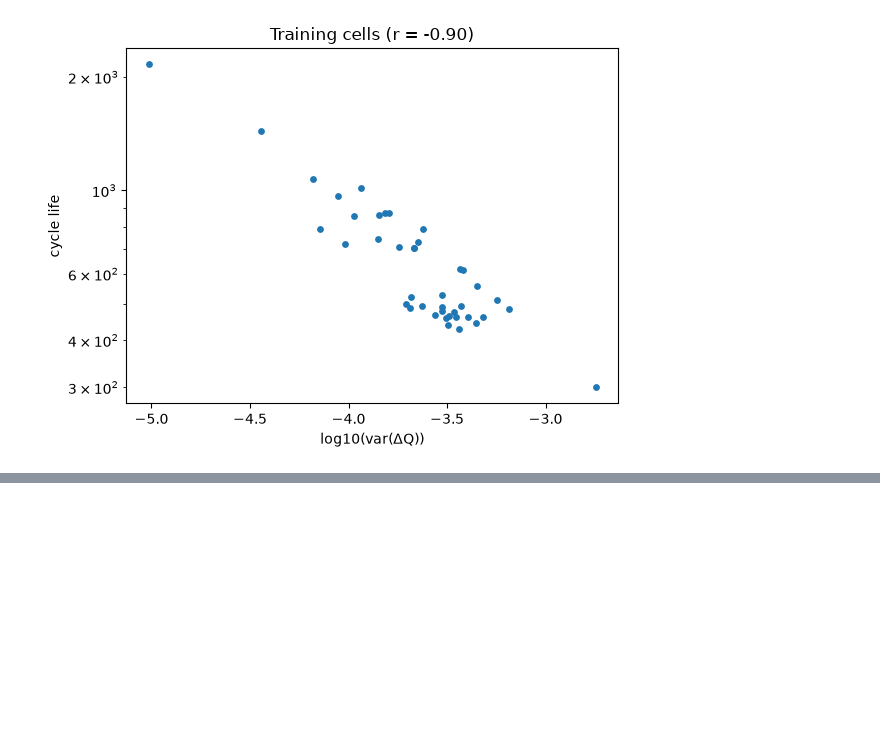
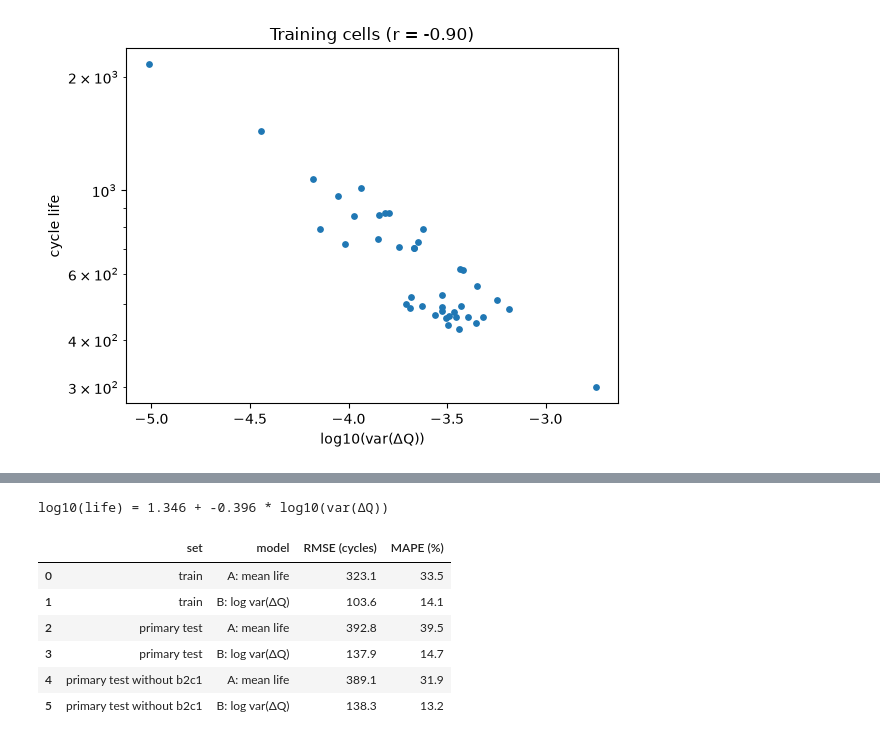
Before and after one commit to semababid/battery-cycle-life, a Jupyter notebook: notebooks/06_delta_q.ipynb, the cells around one changed output, grey strips where cells are left out. Saved outputs shown, nothing was run; the diff lists cells and outputs as text; code cells hidden in the pictures; blank space fills up the shorter version.

Commit message:
fit the mean and variance baselines

```diff
--- a/notebooks/06_delta_q.ipynb
+++ b/notebooks/06_delta_q.ipynb
@@ -107,0 +120,35 @@ correlation on training cells: -0.904
+# %%
+def rmse(y, p):
+    return np.sqrt(np.mean((y - p) ** 2))
+
+
+def mape(y, p):
+    return np.mean(np.abs(y - p) / y) * 100
+
+
+def report(name, y, p):
+    return {"model": name, "RMSE (cycles)": round(rmse(y, p), 1), "MAPE (%)": round(mape(y, p), 1)}
+
+
+mean_life = train["cycle_life"].mean()
+
+line = LinearRegression().fit(train[["log_var"]], train["log_life"])
+print(f"log10(life) = {line.intercept_:.3f} + {line.coef_[0]:.3f} * log10(var(ΔQ))")
+
+test_no_outlier = test.drop(index="b2c1")
+rows = []
+for set_name, d in [("train", train), ("primary test", test), ("primary test without b2c1", test_no_outlier)]:
+    pred_b = 10 ** line.predict(d[["log_var"]])
+    rows.append({"set": set_name, **report("A: mean life", d["cycle_life"], mean_life)})
+    rows.append({"set": set_name, **report("B: log var(ΔQ)", d["cycle_life"], pred_b)})
+results = pd.DataFrame(rows)
+results
+# %% [output]
+log10(life) = 1.346 + -0.396 * log10(var(ΔQ))
+|  | set | model | RMSE (cycles) | MAPE (%) |
+| 0 | train | A: mean life | 323.1 | 33.5 |
+| 1 | train | B: log var(ΔQ) | 103.6 | 14.1 |
+| 2 | primary test | A: mean life | 392.8 | 39.5 |
+| 3 | primary test | B: log var(ΔQ) | 137.9 | 14.7 |
+| 4 | primary test without b2c1 | A: mean life | 389.1 | 31.9 |
+| 5 | primary test without b2c1 | B: log var(ΔQ) | 138.3 | 13.2 |
```
Also changed, not shown: parts of 2 cells of this notebook.
